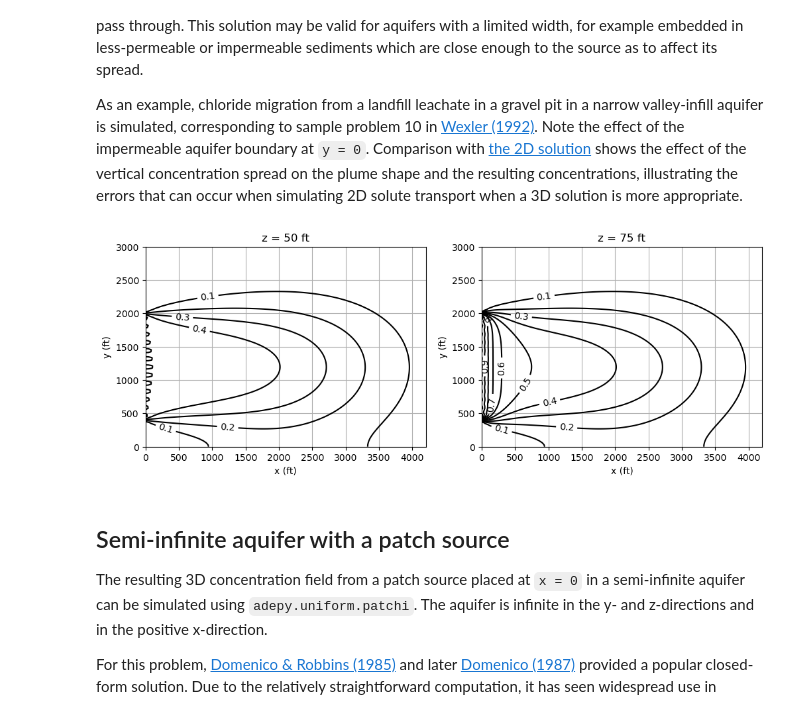
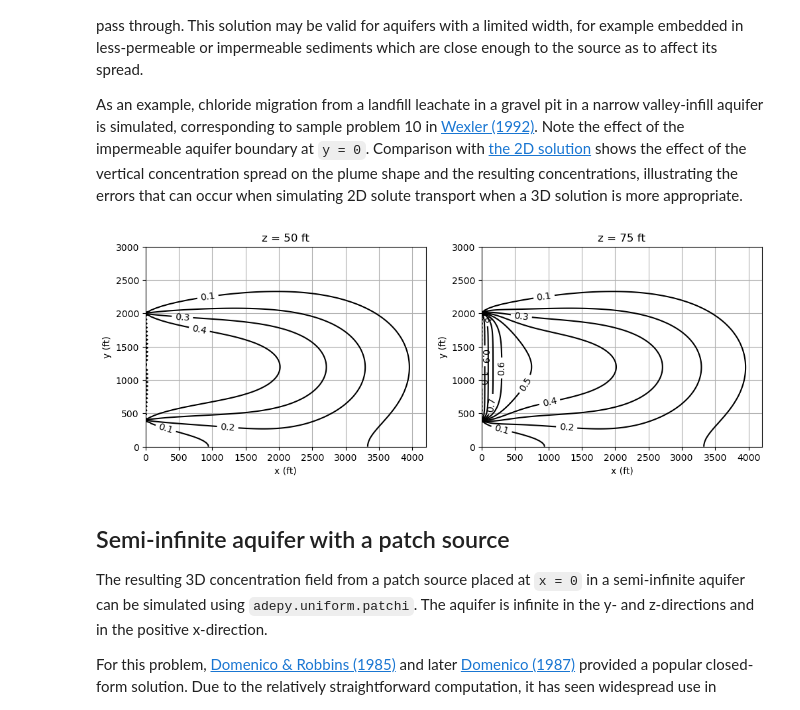
Before and after one commit to cneyens/adepy, a Jupyter notebook: doc/examples/03_uniform_3D.ipynb, the cells around one changed output. Cells and saved outputs as stored; diff of their text form; code cells hidden in the pictures.

```diff
--- a/doc/examples/03_uniform_3D.ipynb
+++ b/doc/examples/03_uniform_3D.ipynb
@@ -105,35 +105,35 @@ c0 = 1000  # source concentration, mg/L
 v = 1  # uniform background flow velocity, ft/d
 al = 200  # longitudinal dispersivity, ft
 ah = 60  # horizontal transverse dispersivity, ft
 av = 10  # vertical transverse dispersivity, ft
 
 t = 3000  # output time, d
 z_levels = [50, 75]  # output z-levels, ft
 
 # output x-y-z coordinates, ft
 x, y, z = np.meshgrid(np.linspace(0, 4200, 100), np.linspace(0, 3000, 100), z_levels)
 
 # calculate and plot the normalized concentration contours at two z-elevations
-c = patchf(c0, x, y, z, t, v, al, ah, av, w, h, y1, y2, z1, z2, nterm=50)
+c = patchf(c0, x, y, z, t, v, al, ah, av, w, h, y1, y2, z1, z2, nterm=100)
 
 fig, ax = plt.subplots(1, len(z_levels), figsize=(12, 4))
 
 for i, z in enumerate(z_levels):
     cs = ax[i].contour(
         x[:, :, i],
         y[:, :, i],
         c[:, :, i] / c0,
         colors="black",
         levels=np.arange(0.1, 1.1, 0.1),
     )
     ax[i].clabel(cs, fmt="%.1f")
     ax[i].set_aspect(1.0)
     ax[i].set_xlabel("x (ft)")
     ax[i].set_ylabel("y (ft)")
     ax[i].grid()
     ax[i].set_title(f"z = {z} ft")
 # %% [output]
-[figure, old version]
+[figure, new version]
 # %% [markdown]
 ## Semi-infinite aquifer with a patch source
 
```
Also changed, not shown: 1 other file.
